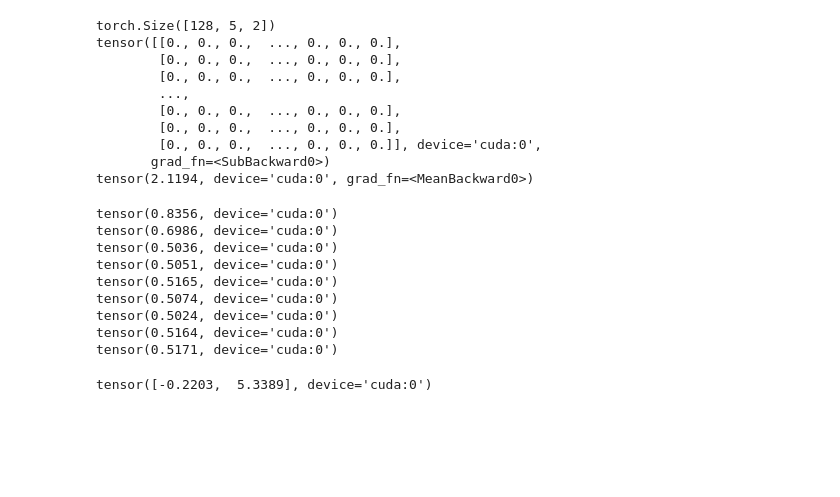
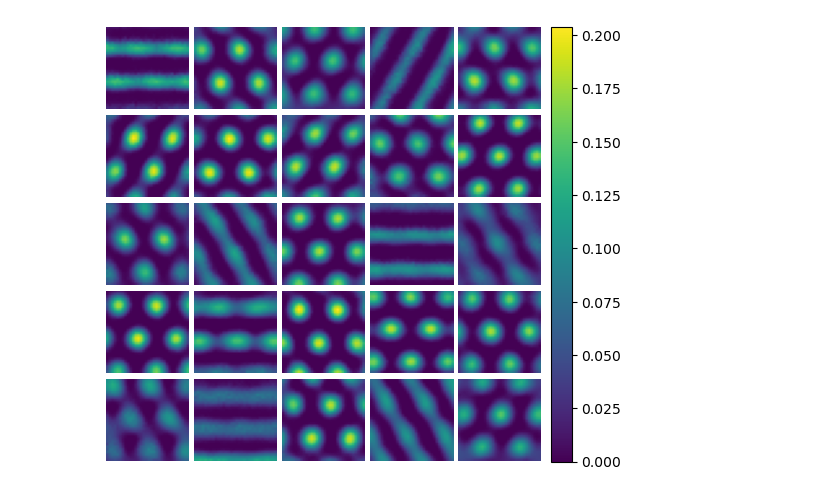
Before and after one commit to bioAI-Oslo/GridsWithoutPI, a Jupyter notebook: CI-analysis.ipynb, the cells around one changed output. Drawn from its saved outputs; the diff is of its cells as text; code cells hidden in the pictures; blank space fills up the shorter version.

```diff
--- a/CI-analysis.ipynb
+++ b/CI-analysis.ipynb
@@ -47,95 +47,65 @@ def jitter(nsamples, magnitudes=None, magnitude=1e-2, epsilon=1e-8):
 # %%
 timesteps = 5
 dataset = DatasetMaker()
-rt, vt = dataset.generate_data(128, timesteps, "cuda")
-print(rt.shape)
+rt, vt = dataset.generate_data(128, timesteps)
 
-# vt_norm = torch.norm(vt, dim=-1)
-# vt_norm.mean()
 y_raw = model((rt[:,0], vt))
-# print(y_raw.shape)
-# print(vt.shape)
 r_mag = torch.norm(vt[:,-1,:],dim=-1).squeeze().to(device)
 dr1, magnitudes_space = jitter(y_raw.shape[0], magnitudes=r_mag)
 dr2, _ = jitter(y_raw.shape[0], magnitudes=magnitudes_space)
 # Unsqueeze as it needs the timestep dimension
 dr1.unsqueeze_(1)
 dr2.unsqueeze_(1)
-# print(vt.shape)
-# print(dr1.shape)
 # Stack the jitter vectors to the velocity vector vt
 vt1 = torch.cat((vt, dr1), dim=1)
 vt2 = torch.cat((vt, dr2), dim=1)
-# print(vt1.shape)
+
 f1 = model((rt[:,0], vt1))
 f = f1[:,-2,:]
 f1 = f1[:,-1,:]
 f2 = model((rt[:,0], vt2))
 ff = f2[:,-2,:]
 f2 = f2[:,-1,:]
-print(f - ff)
 rescale_r1 = torch.sum(dr1**2, axis=-1)
 s1 =  2 * torch.sum((f - f1) ** 2, axis=-1) / torch.sum(rescale_r1, axis=-1)
 rescale_r2 = torch.sum(dr2**2, axis=-1)
 s2 =  2 * torch.sum((f - f2) ** 2, axis=-1) / torch.sum(rescale_r2, axis=-1)
 conf_iso_loss = torch.mean((s1 - s2) ** 2)
-print(conf_iso_loss)
-# %% [output]
-torch.Size([128, 5, 2])
-tensor([[0., 0., 0.,  ..., 0., 0., 0.],
-        [0., 0., 0.,  ..., 0., 0., 0.],
-        [0., 0., 0.,  ..., 0., 0., 0.],
-        ...,
-        [0., 0., 0.,  ..., 0., 0., 0.],
-        [0., 0., 0.,  ..., 0., 0., 0.],
-        [0., 0., 0.,  ..., 0., 0., 0.]], device='cuda:0',
-       grad_fn=<SubBackward0>)
-tensor(2.1194, device='cuda:0', grad_fn=<MeanBackward0>)
 # %%
-def CI(timestep, model, rt0, vt, mean = True):
-    assert timestep <= vt.shape[1], "Timestep must be lower than the number of vel inputs in the dataset"
-    vt = vt[:,:timestep,:]
-    r_mag = torch.norm(vt[:,-1,:],dim=-1).squeeze().to(device)
-    dr1, magnitudes_space = jitter(vt.shape[0], magnitudes=r_mag)
-    dr2, _ = jitter(vt.shape[0], magnitudes_space)
+def CI(model, rt0, vt, mean = True):
+    r_mag = torch.linalg.norm(vt[:,-1,:],dim=-1).squeeze().to(device)
+    dr1, _ = jitter(vt.shape[0], magnitudes=r_mag)
+    dr2, _ = jitter(vt.shape[0], r_mag)
     dr1.unsqueeze_(1)
     dr2.unsqueeze_(1)
     vt1 = torch.cat((vt, dr1), dim=1)
     vt2 = torch.cat((vt, dr2), dim=1)
-    # print(vt1.shape)
+
     with torch.inference_mode():
         f1 = model((rt0, vt1))
-        f = f1[:,-2,:]
-        f1 = f1[:,-1,:]
-        f2 = model((rt0, vt2))[:,-1,:]
+        f2 = model((rt0, vt2))[:,-1]
+        f = f1[:,-2]
+        f1 = f1[:,-1]
+
     rescale_r1 = torch.sum(dr1**2, axis=-1)
     s1 =  torch.sum((f - f1) ** 2, axis=-1) / torch.maximum(torch.sum(rescale_r1, axis=-1), torch.tensor(1e-8).to(device))
     rescale_r2 = torch.sum(dr2**2, axis=-1)
     s2 =  torch.sum((f - f2) ** 2, axis=-1) / torch.maximum(torch.sum(rescale_r2, axis=-1), torch.tensor(1e-8).to(device))
-    # print("s1:", s1.mean())
-    # print("s2:", s2.mean())
+
     if mean:
         conf_iso_loss = torch.mean((s1 - s2) ** 2)
         return conf_iso_loss
     conf_iso_loss = (s1 - s2) ** 2
     return conf_iso_loss
 
-
-
 dataset = DatasetMaker()
-rt, vt = dataset.generate_data(10000, 10, "cuda")
-for i in range(1,10):
-    print(CI(i, model, rt[:,0,:], vt))
+rt, vt = dataset.generate_data(10000, 10)
-# %% [output]
-tensor(0.8356, device='cuda:0')
-tensor(0.6986, device='cuda:0')
-tensor(0.5036, device='cuda:0')
-tensor(0.5051, device='cuda:0')
-tensor(0.5165, device='cuda:0')
-tensor(0.5074, device='cuda:0')
-tensor(0.5024, device='cuda:0')
-tensor(0.5164, device='cuda:0')
-tensor(0.5171, device='cuda:0')
+# %%
+g = model((rt[:,0], vt)).detach().numpy() # double check that states are alright
+g_ratemaps = scipy.stats.binned_statistic_2d(rt[...,0].ravel().numpy(), rt[...,1].ravel().numpy(), g.reshape(-1, g.shape[-1]).T, bins = 32)[0]
+multiimshow(g_ratemaps[:25], figsize=(5,5));
+# %% [output]
+[figure, added]
 # %%
 timesteps = 10
 r, v = dataset.generate_data(50000, timesteps, device)
@@ -152,7 +120,3 @@ ratemaps_mean = scipy.stats.binned_statistic_2d(r[:,0,0].cpu().numpy(), r[:,0,1]
-# %%
-r[2,2]
-# %% [output]
-tensor([-0.2203,  5.3389], device='cuda:0')
 # %%
 plt.imshow(ratemaps_mean, extent=[-1, 1, -1, 1], origin='lower', cmap='seismic', vmin=0, vmax=1.2)
 plt.axis("off")
```
Also changed, not shown: parts of 3 cells of this notebook.
